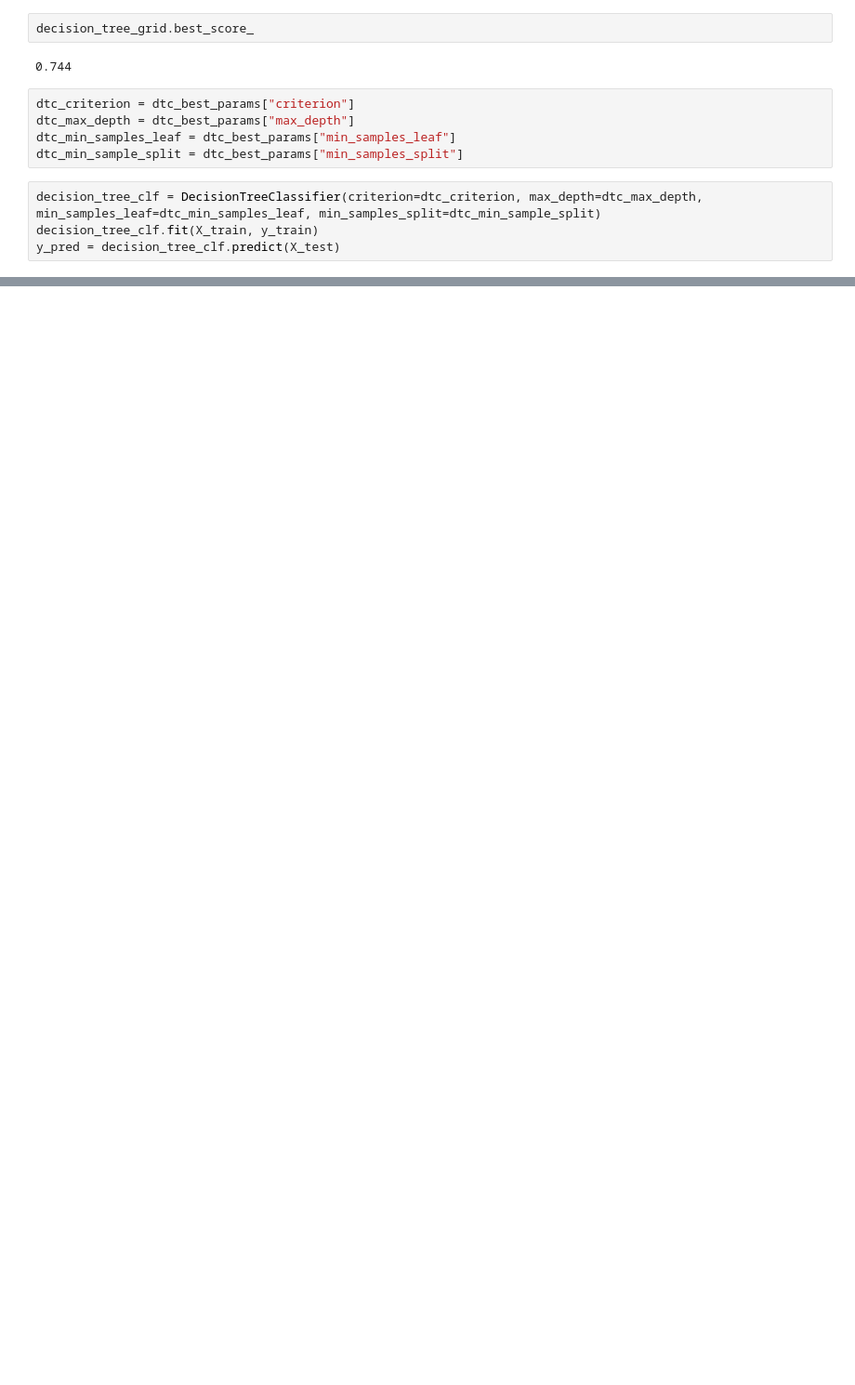
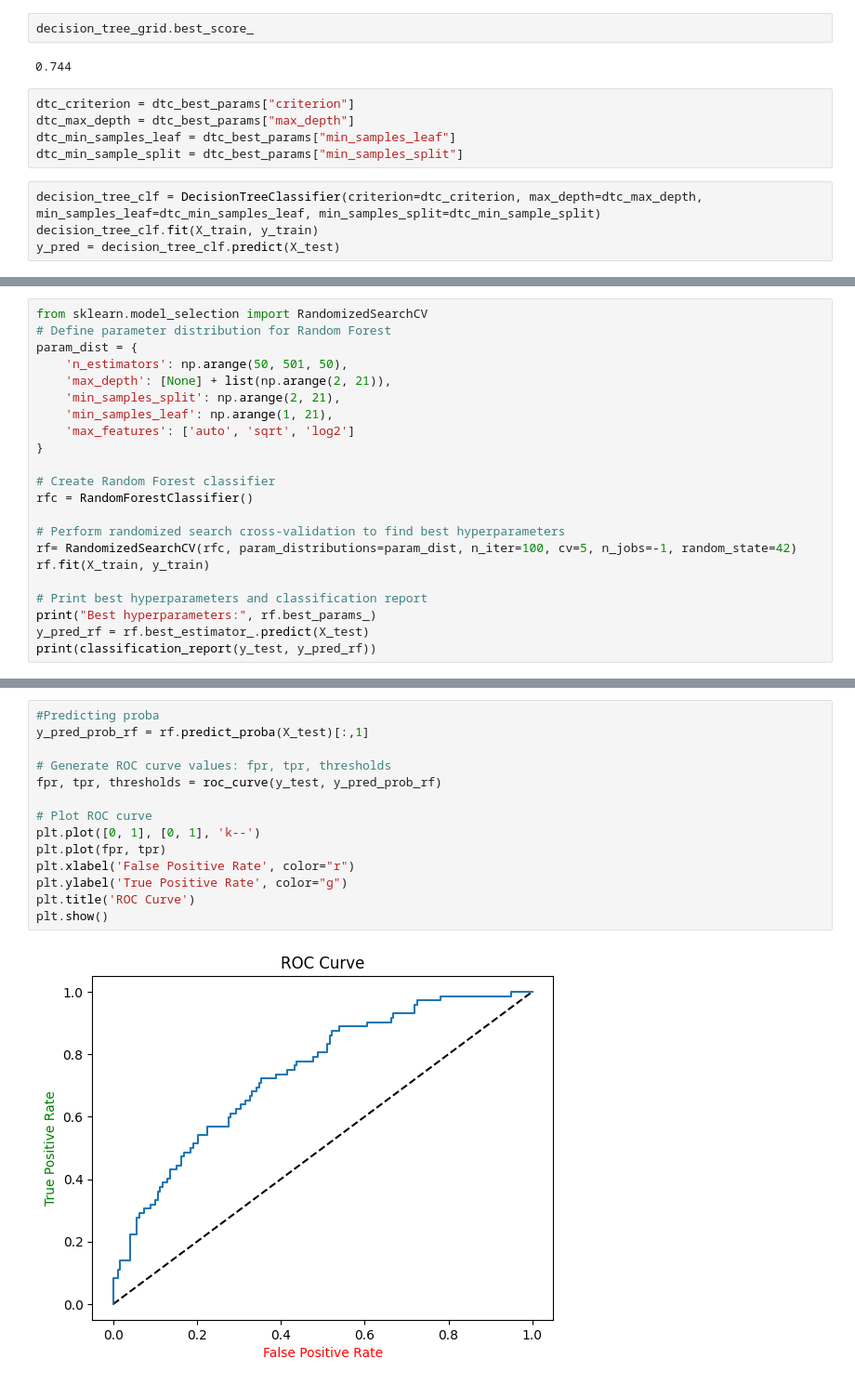
Before and after one commit to mslevis/comp562-final-project, a Jupyter notebook: predict.ipynb, the cells around one changed output, grey strips where cells are left out. Shown at 93% size. Saved outputs shown, nothing was run; the diff lists cells and outputs as text; blank space fills up the shorter version.

```diff
--- a/predict.ipynb
+++ b/predict.ipynb
@@ -380,0 +403,22 @@ Decision Tree Test Accuracy: 0.748
+# %%
+from sklearn.model_selection import RandomizedSearchCV
+# Define parameter distribution for Random Forest
+param_dist = {
+    'n_estimators': np.arange(50, 501, 50),
+    'max_depth': [None] + list(np.arange(2, 21)),
+    'min_samples_split': np.arange(2, 21),
+    'min_samples_leaf': np.arange(1, 21),
+    'max_features': ['auto', 'sqrt', 'log2']
+}
+
+# Create Random Forest classifier
+rfc = RandomForestClassifier()
+
+# Perform randomized search cross-validation to find best hyperparameters
+rf= RandomizedSearchCV(rfc, param_distributions=param_dist, n_iter=100, cv=5, n_jobs=-1, random_state=42)
+rf.fit(X_train, y_train)
+
+# Print best hyperparameters and classification report
+print("Best hyperparameters:", rf.best_params_)
+y_pred_rf = rf.best_estimator_.predict(X_test)
+print(classification_report(y_test, y_pred_rf))
@@ -380,0 +439,16 @@ Decision Tree Test Accuracy: 0.748
+# %%
+#Predicting proba
+y_pred_prob_rf = rf.predict_proba(X_test)[:,1]
+
+# Generate ROC curve values: fpr, tpr, thresholds
+fpr, tpr, thresholds = roc_curve(y_test, y_pred_prob_rf)
+
+# Plot ROC curve
+plt.plot([0, 1], [0, 1], 'k--')
+plt.plot(fpr, tpr)
+plt.xlabel('False Positive Rate', color="r")
+plt.ylabel('True Positive Rate', color="g")
+plt.title('ROC Curve')
+plt.show()
+# %% [output]
+[figure, added]
```
Also changed, not shown: parts of 11 cells of this notebook.
